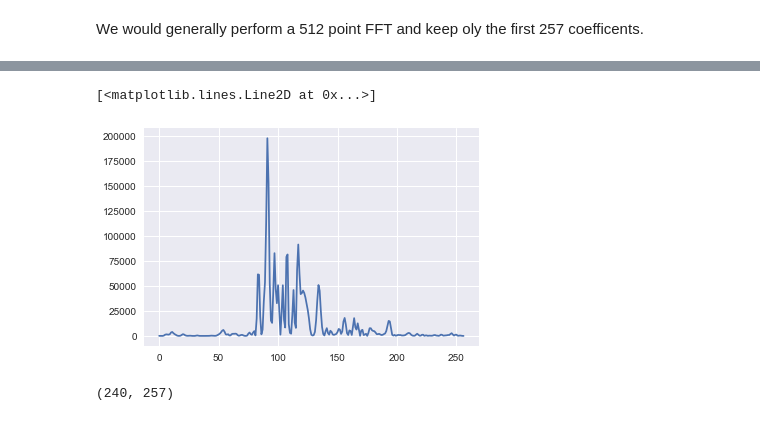
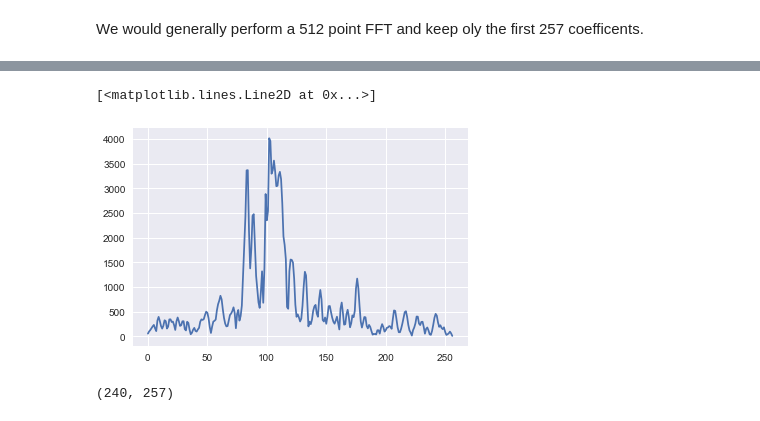
Before and after one commit to yushinliu/lab, a Jupyter notebook: task_2_version_1/Task2.ipynb, the cells around one changed output, grey strips where cells are left out. Saved outputs shown, nothing was run; the diff lists cells and outputs as text; code cells hidden in the pictures.

```diff
--- a/task_2_version_1/Task2.ipynb
+++ b/task_2_version_1/Task2.ipynb
@@ -317,8 +334,8 @@ pow_frames,mag_frames=Flourier_transfer(frame_windowed_set,NFFT)
 # %%
-plt.plot(pow_frames[4,:]) # the frequency of each frame
+plt.plot(mag_frames[1,:]) # the frequency of each frame(with window)
 # %% [output]
 [<matplotlib.lines.Line2D at 0x...>]
-[figure, old version]
+[figure, new version]
 # %%
 pow_frames.shape
 # %% [output]
```
Also changed, not shown: parts of 14 cells of this notebook, 2 other files.
